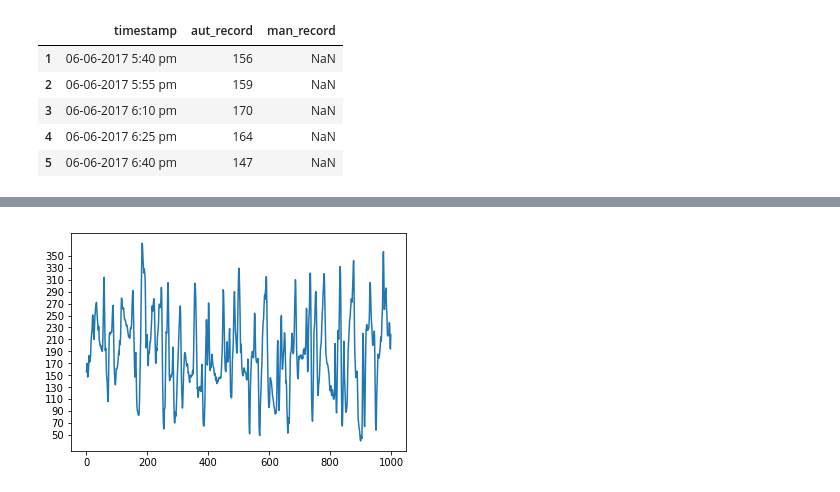
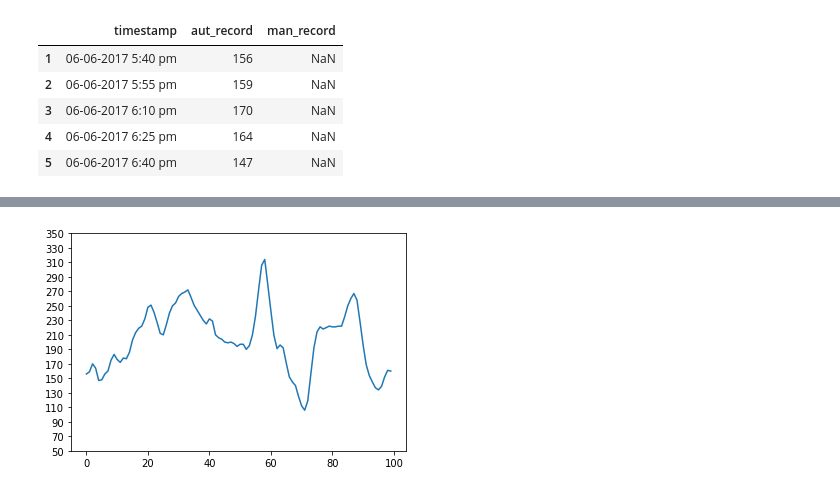
Before and after one commit to juan-arevalo/sugar_level_prediction, a Jupyter notebook: explore/data_exploration.ipynb, the cells around one changed output, grey strips where cells are left out. Saved outputs shown, nothing was run; the diff lists cells and outputs as text; code cells hidden in the pictures.

```diff
--- a/explore/data_exploration.ipynb
+++ b/explore/data_exploration.ipynb
@@ -55,7 +55,7 @@ dfs.head()
 | 4 | 06-06-2017 6:25 pm | 164 | NaN |
 | 5 | 06-06-2017 6:40 pm | 147 | NaN |
 # %%
-dfs = dfs.dropna(inplace=False, subset=['aut_record'])
+dfs = dfs.dropna(inplace=False, subset=['aut_record']).reset_index()
 # %%
 dfs.head()
 # %% [output]
@@ -81,8 +70,8 @@ array([156, 159, 170, 164, 147, 148, 156, 160, 175, 183, 176, 172, 178,
 # %%
 plt.figure()
-plt.plot(dfs.aut_record.values[:1000])
+plt.plot(dfs.aut_record.values[:100])
 yaxis = np.arange(50, 360, step=20)
 plt.yticks(yaxis, yaxis)
 plt.show()
 # %% [output]
-[figure, old version]
+[figure, new version]
```
Also changed, not shown: parts of 12 cells of this notebook.
